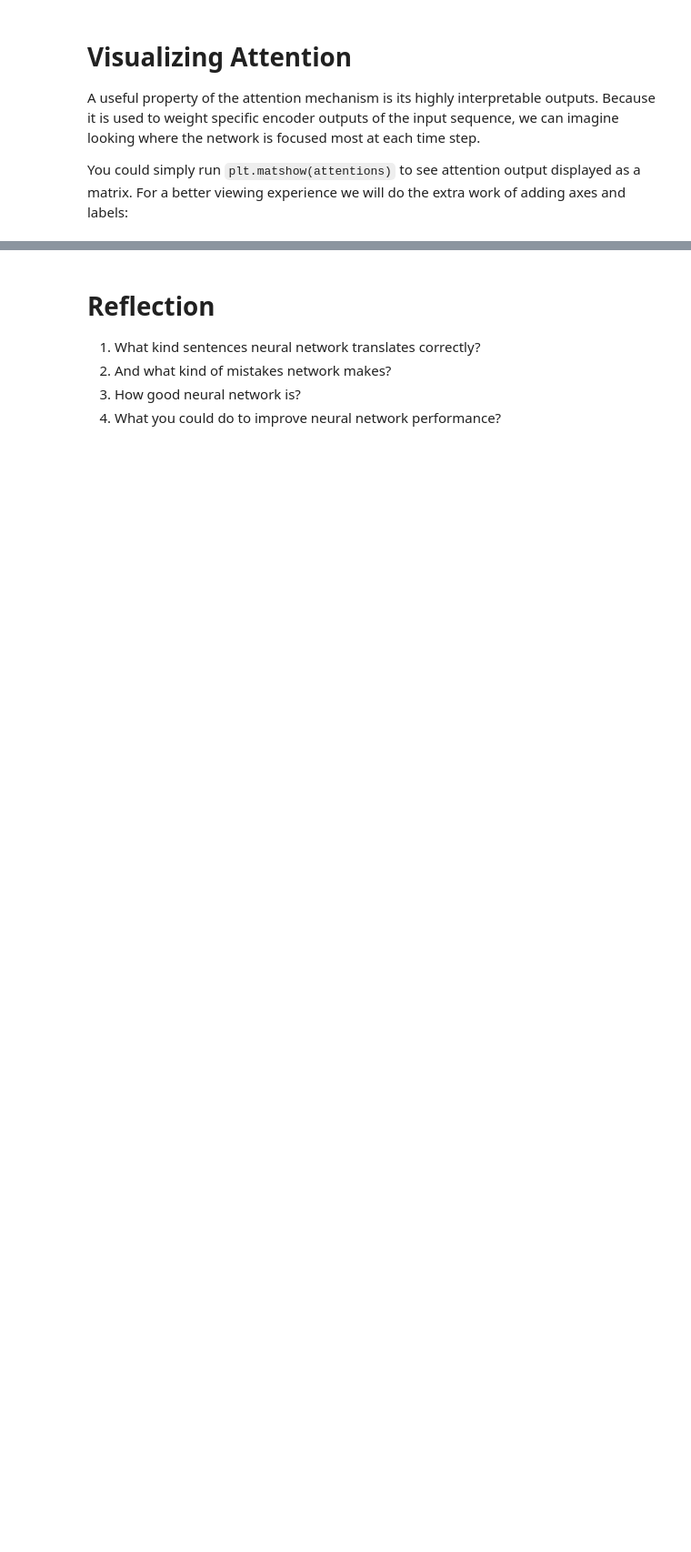
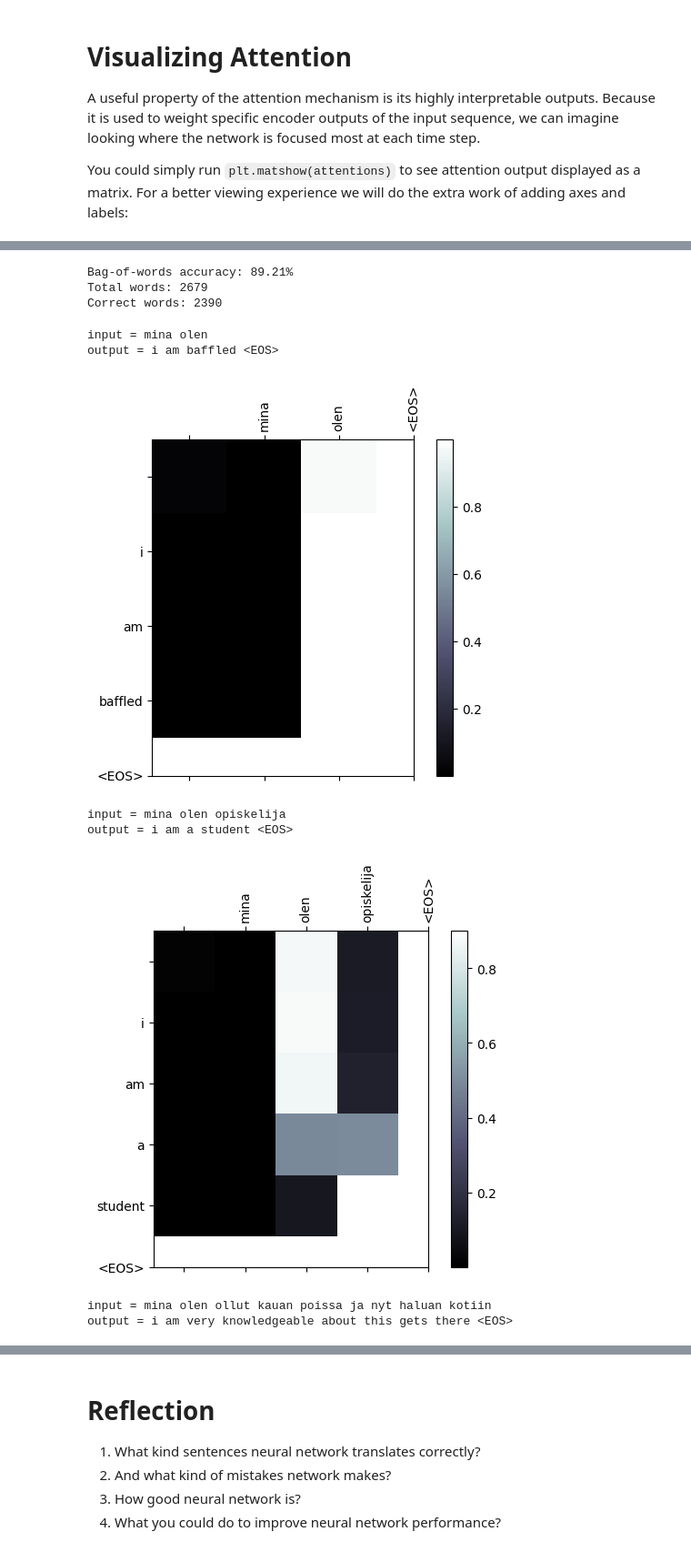
Before and after one commit to heksaani/DeepLearning, a Jupyter notebook: exercises/RNN3_seq2seq_translation_exercise_Putkuri_Heidi.ipynb, the cells around one changed output, grey strips where cells are left out. Shown at 91% size. Saved outputs shown, nothing was run; the diff lists cells and outputs as text; code cells hidden in the pictures; blank space fills up the shorter version.

```diff
--- a/exercises/RNN3_seq2seq_translation_exercise_Putkuri_Heidi.ipynb
+++ b/exercises/RNN3_seq2seq_translation_exercise_Putkuri_Heidi.ipynb
@@ -787,0 +969,21 @@ evaluateAndShowAttention('je suis reellement fiere de vous')
+# %%
+
+evaluateRandomly(encoder, decoder, pairs, input_lang, output_lang, n=500)
+# %% [output]
+Bag-of-words accuracy: 89.21%
+Total words: 2679
+Correct words: 2390
+# %%
+evaluateAndShowAttention('mina olen')
+
+evaluateAndShowAttention('mina olen opiskelija')
+evaluateAndShowAttention('mina olen ollut kauan poissa ja nyt haluan kotiin')
+# %% [output]
+input = mina olen
+output = i am baffled <EOS>
+[figure, added]
+input = mina olen opiskelija
+output = i am a student <EOS>
+[figure, added]
+input = mina olen ollut kauan poissa ja nyt haluan kotiin
+output = i am very knowledgeable about this gets there <EOS>
```
Also changed, not shown: parts of 19 cells of this notebook, 2 other files.
